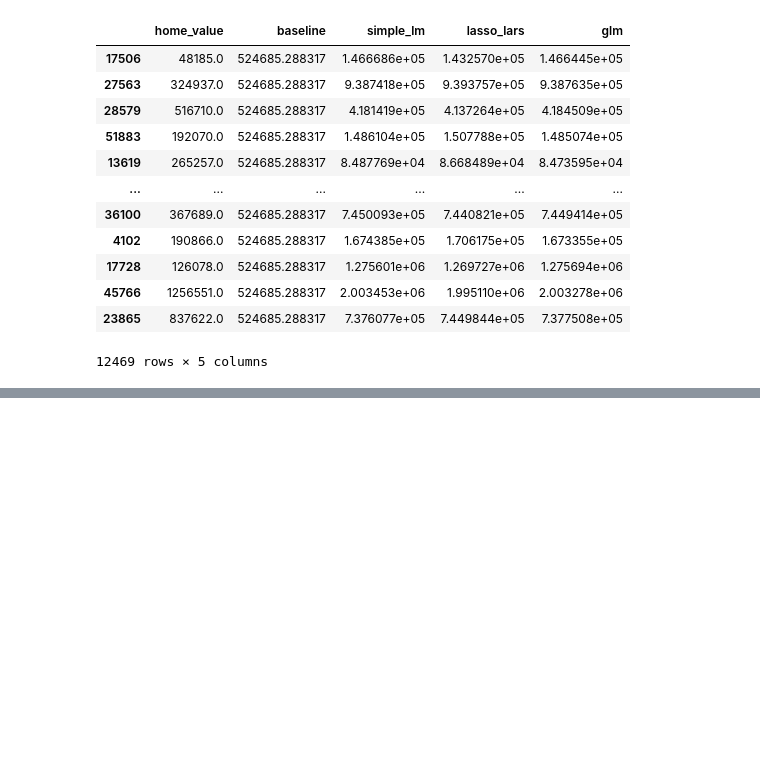
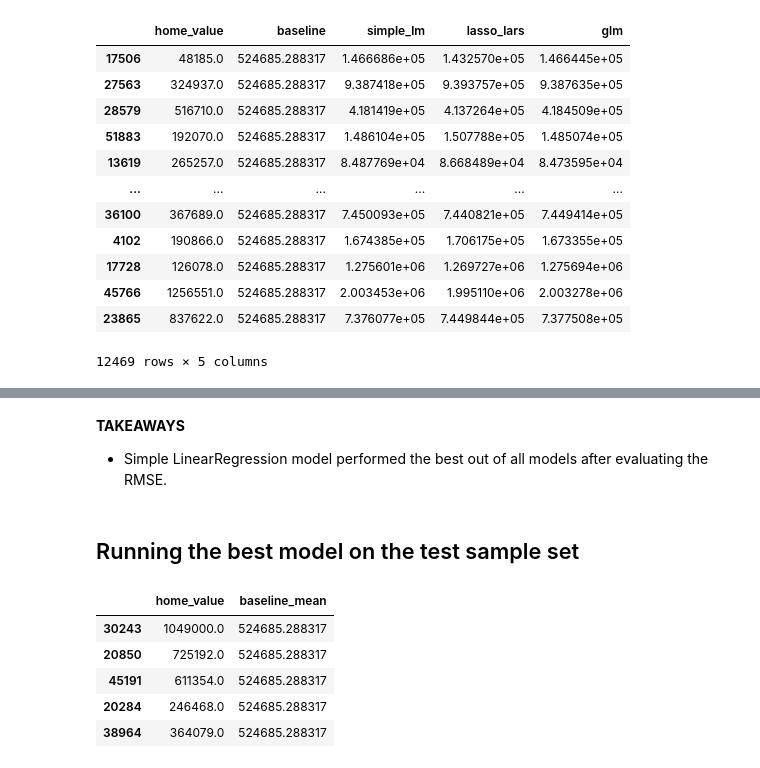
Before and after one commit to mil2tech/regression_project, a Jupyter notebook: zillow_project_work.ipynb, the cells around one changed output, grey strips where cells are left out. Drawn from its saved outputs; the diff is of its cells as text; code cells hidden in the pictures; blank space fills up the shorter version.

```diff
--- a/zillow_project_work.ipynb
+++ b/zillow_project_work.ipynb
@@ -862,0 +943,21 @@ validate_rmse
+# %% [markdown]
+**TAKEAWAYS**
+
+- Simple LinearRegression model performed the best out of all models after evaluating the RMSE.
+# %% [markdown]
+## Running the best model on the test sample set
+# %%
+#Create dataframe of predictions on test sample with baseline mean and actual price
+
+home_value_prediction =  pd.DataFrame(test.home_value)
+
+home_value_prediction["baseline_mean"]= train.home_value.mean()
+
+home_value_prediction.head()
+# %% [output]
+|  | home_value | baseline_mean |
+| 30243 | 1049000.0 | 524685.288317 |
+| 20850 | 725192.0 | 524685.288317 |
+| 45191 | 611354.0 | 524685.288317 |
+| 20284 | 246468.0 | 524685.288317 |
+| 38964 | 364079.0 | 524685.288317 |
```
Also changed, not shown: parts of 18 cells of this notebook, 2 other files.
